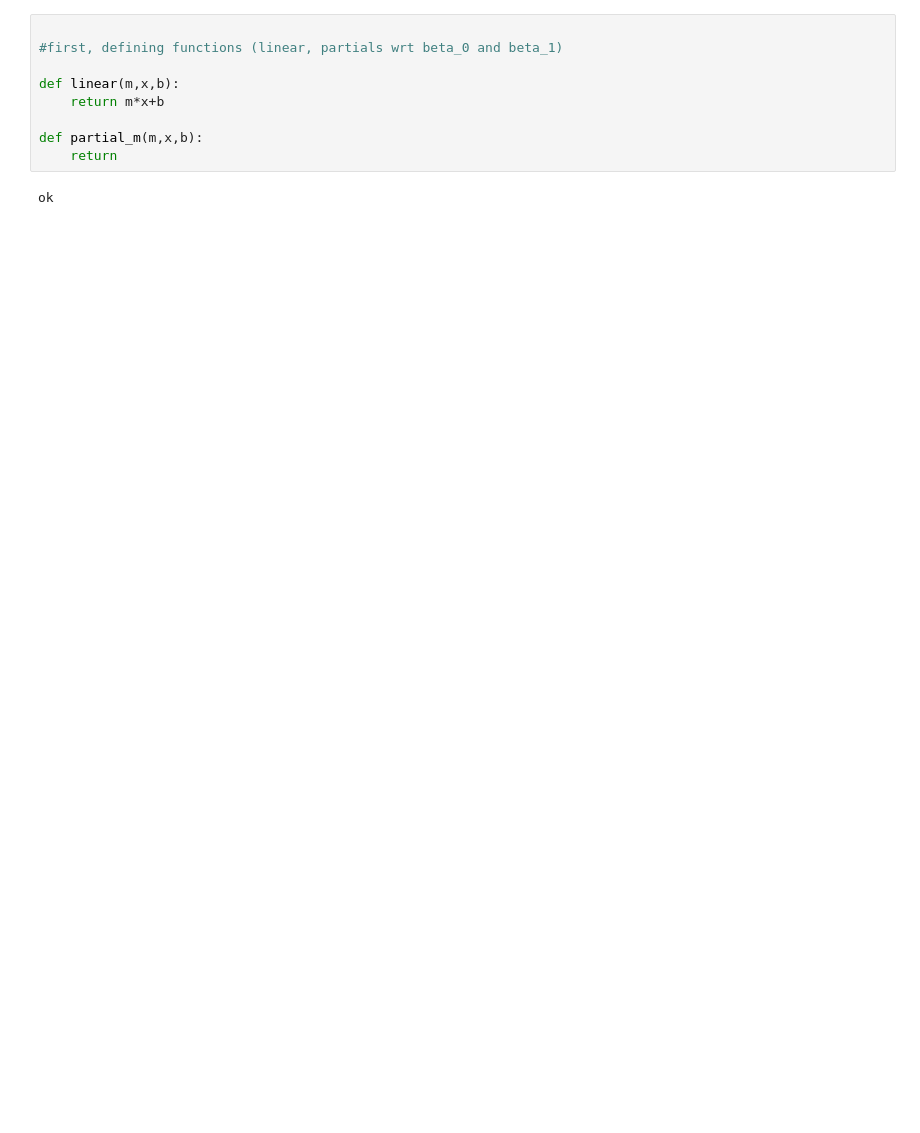
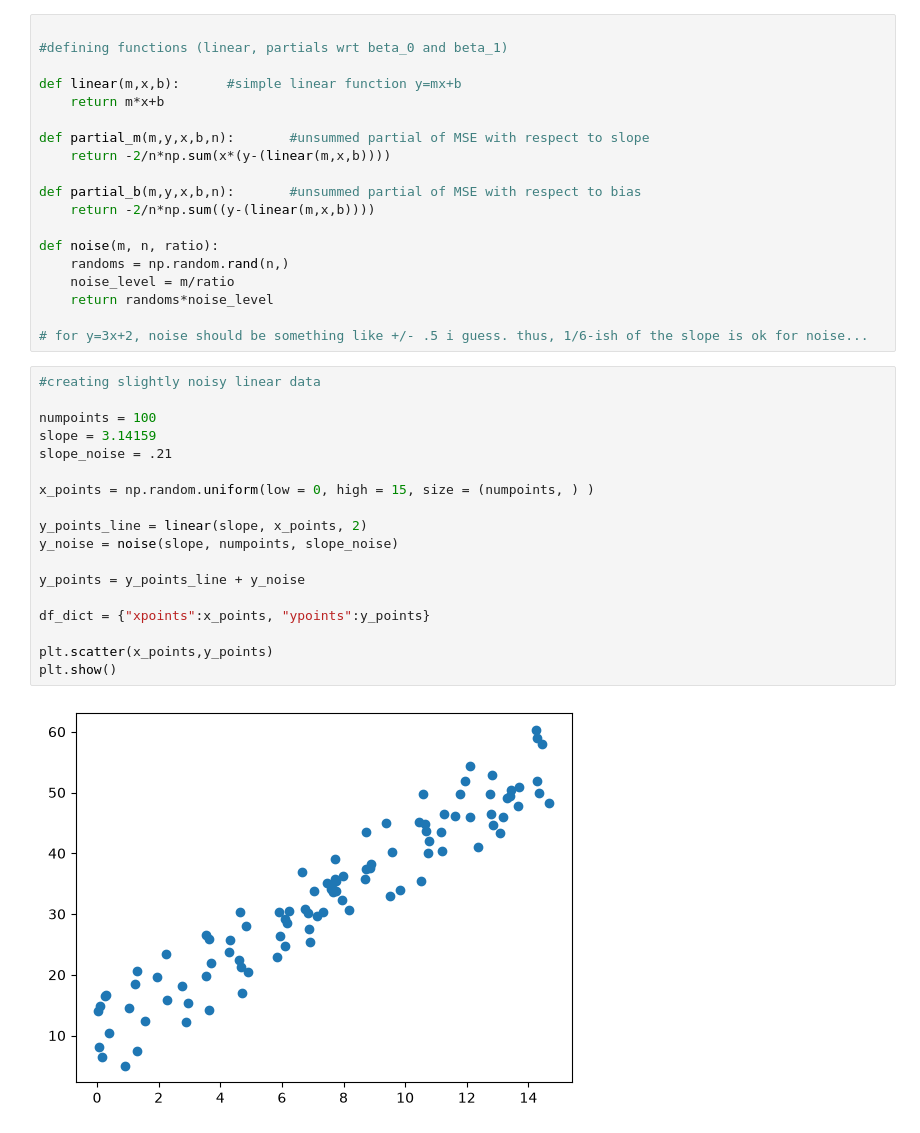
Before and after one commit to nicklovesphysics/learningml, a Jupyter notebook: linregression.ipynb, the cells around one changed output. Saved outputs shown, nothing was run; the diff lists cells and outputs as text; blank space fills up the shorter version.

```diff
--- a/linregression.ipynb
+++ b/linregression.ipynb
@@ -27,11 +9,39 @@ ModuleNotFoundError: No module named 'numpy'
 # %%
 
-#first, defining functions (linear, partials wrt beta_0 and beta_1)
+#defining functions (linear, partials wrt beta_0 and beta_1)
 
-def linear(m,x,b):
+def linear(m,x,b):      #simple linear function y=mx+b
     return m*x+b
 
-def partial_m(m,x,b):
-    return
+def partial_m(m,y,x,b,n):       #unsummed partial of MSE with respect to slope
+    return -2/n*np.sum(x*(y-(linear(m,x,b))))
+
+def partial_b(m,y,x,b,n):       #unsummed partial of MSE with respect to bias
+    return -2/n*np.sum((y-(linear(m,x,b))))
+
+def noise(m, n, ratio):
+    randoms = np.random.rand(n,)
+    noise_level = m/ratio
+    return randoms*noise_level
+
+# for y=3x+2, noise should be something like +/- .5 i guess. thus, 1/6-ish of the slope is ok for noise...
-# %% [output]
-ok
+# %%
+#creating slightly noisy linear data
+
+numpoints = 100
+slope = 3.14159
+slope_noise = .21
+
+x_points = np.random.uniform(low = 0, high = 15, size = (numpoints, ) )
+
+y_points_line = linear(slope, x_points, 2)
+y_noise = noise(slope, numpoints, slope_noise)
+
+y_points = y_points_line + y_noise
+
+df_dict = {"xpoints":x_points, "ypoints":y_points}
+
+plt.scatter(x_points,y_points)
+plt.show()
+# %% [output]
+[figure, added]
```
Also changed, not shown: parts of 4 cells of this notebook.
